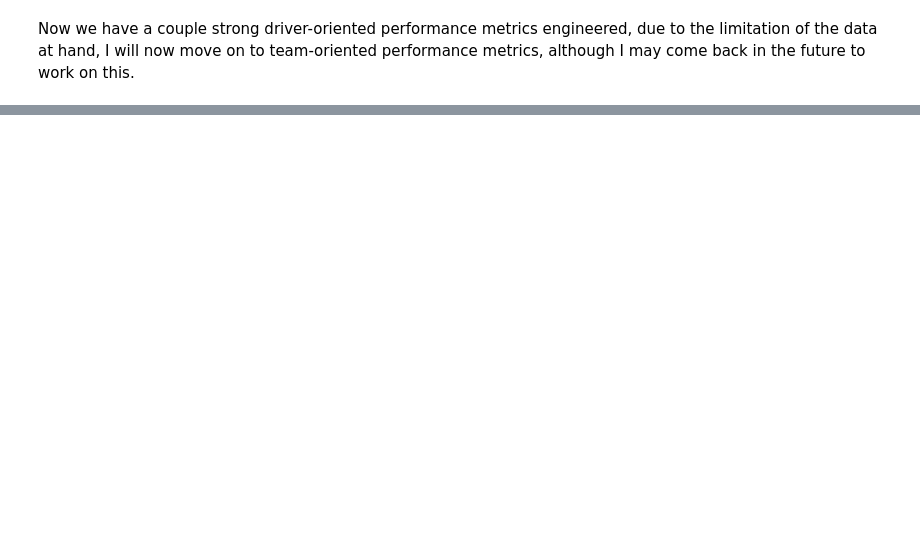
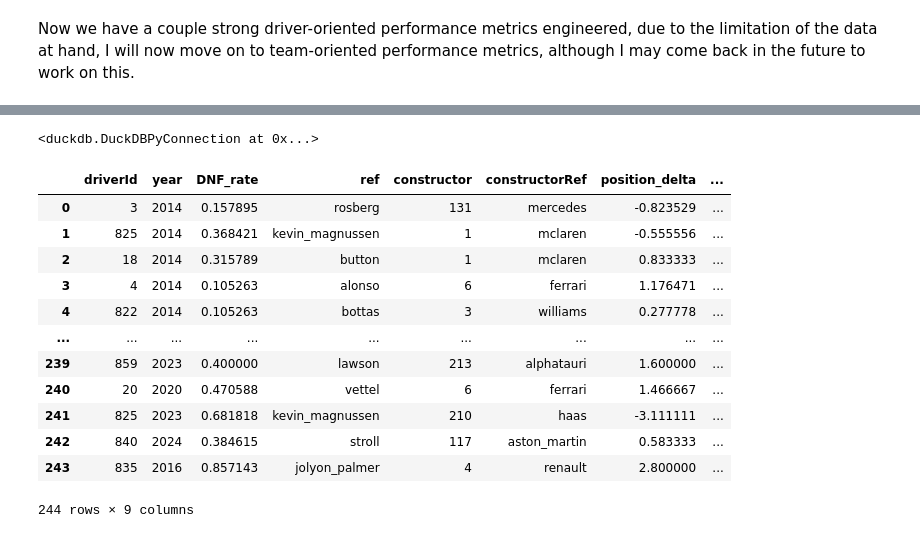
Before and after one commit to viurdaneta/F1, a Jupyter notebook: Feature Engineering.ipynb, the cells around one changed output, grey strips where cells are left out. Saved outputs shown, nothing was run; the diff lists cells and outputs as text; code cells hidden in the pictures; blank space fills up the shorter version.

```diff
--- a/Feature Engineering.ipynb
+++ b/Feature Engineering.ipynb
@@ -380,0 +504,30 @@ Now we have a couple strong driver-oriented performance metrics engineered, due
+# %%
+# Add team avg finish in a season to features
+con.execute("UPDATE features f "
+"SET team_avg_position = t.season_avg_finish "
+"FROM ( "
+    "SELECT AVG(team_avg_position) AS season_avg_finish, constructorId, year "
+    "FROM results_drivers_races_circuits "
+    "WHERE year >= 2014 AND team_avg_position IS NOT NULL "
+    "GROUP BY constructorId, year ) t "
+"WHERE f.constructor = t.constructorId "
+"  AND f.year = t.year;"
+)
+# %% [output]
+<duckdb.DuckDBPyConnection at 0x...>
+# %%
+con.execute("SELECT * FROM features").df()
+# %% [output]
+|  | driverId | year | DNF_rate | ref | constructor | constructorRef | position_delta | ... |
+| 0 | 3 | 2014 | 0.157895 | rosberg | 131 | mercedes | -0.823529 | ... |
+| 1 | 825 | 2014 | 0.368421 | kevin_magnussen | 1 | mclaren | -0.555556 | ... |
+| 2 | 18 | 2014 | 0.315789 | button | 1 | mclaren | 0.833333 | ... |
+| 3 | 4 | 2014 | 0.105263 | alonso | 6 | ferrari | 1.176471 | ... |
+| 4 | 822 | 2014 | 0.105263 | bottas | 3 | williams | 0.277778 | ... |
+| ... | ... | ... | ... | ... | ... | ... | ... | ... |
+| 239 | 859 | 2023 | 0.400000 | lawson | 213 | alphatauri | 1.600000 | ... |
+| 240 | 20 | 2020 | 0.470588 | vettel | 6 | ferrari | 1.466667 | ... |
+| 241 | 825 | 2023 | 0.681818 | kevin_magnussen | 210 | haas | -3.111111 | ... |
+| 242 | 840 | 2024 | 0.384615 | stroll | 117 | aston_martin | 0.583333 | ... |
+| 243 | 835 | 2016 | 0.857143 | jolyon_palmer | 4 | renault | 2.800000 | ... |
+244 rows × 9 columns
```
Also changed, not shown: parts of 72 cells of this notebook, 2 other files.
